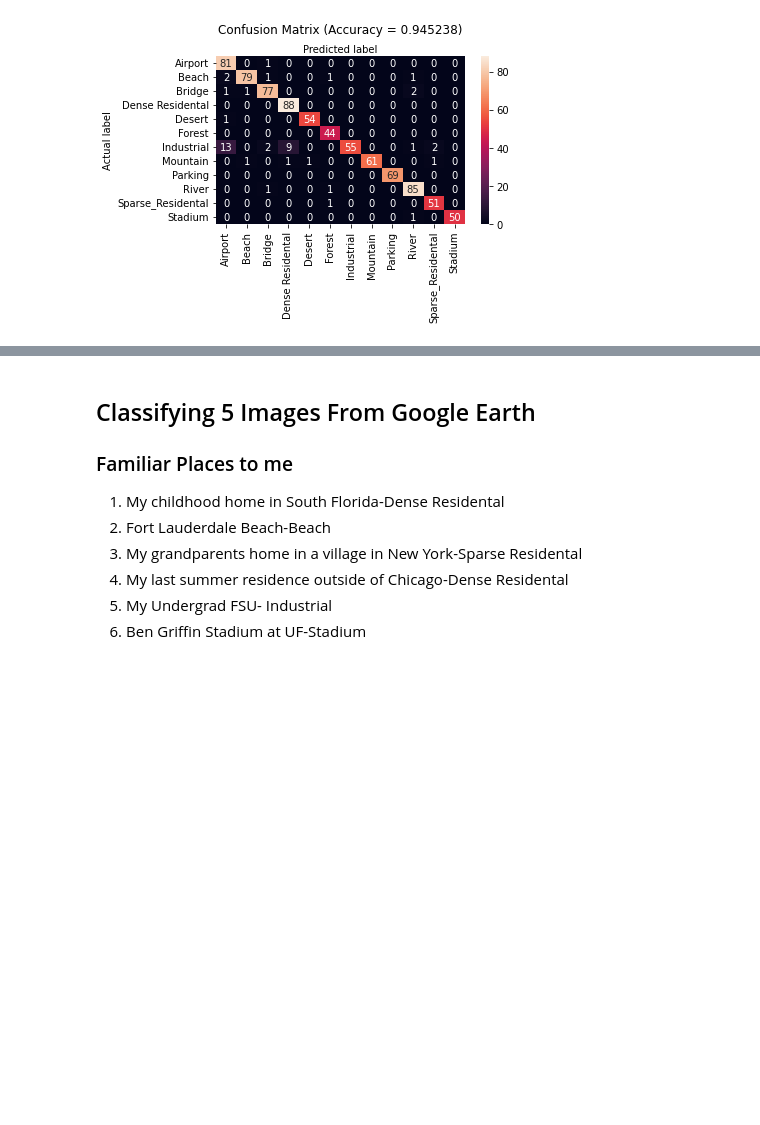
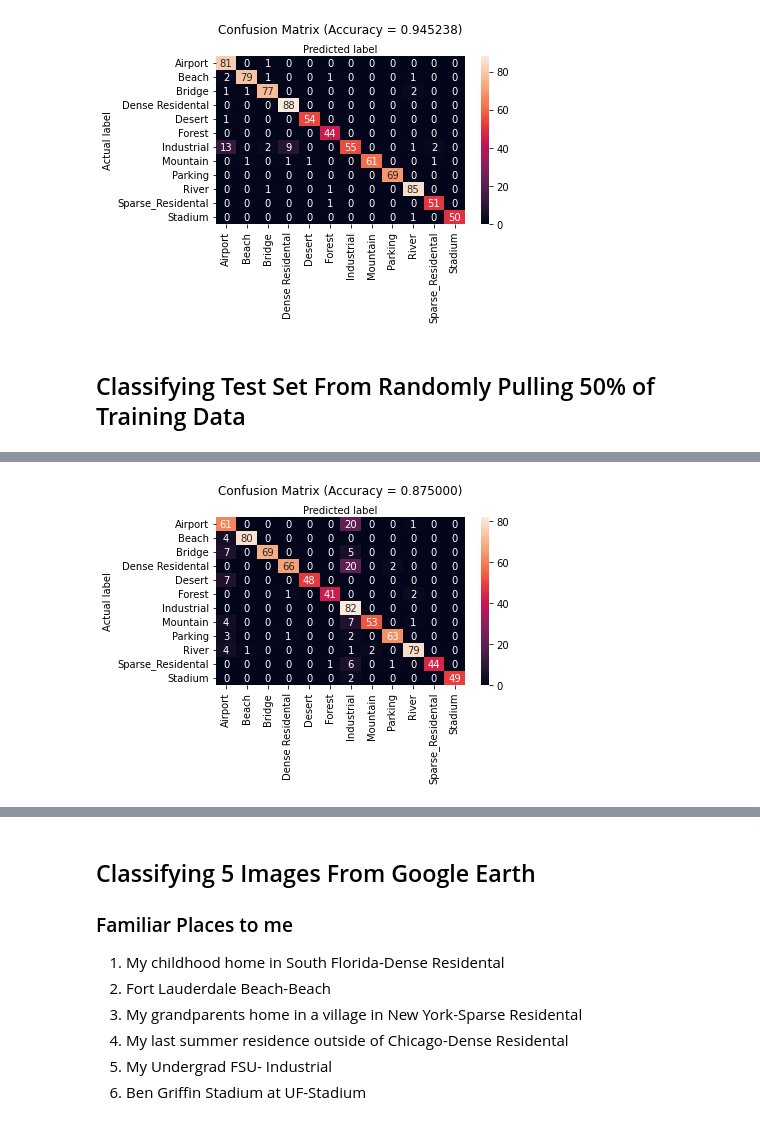
Before and after one commit to Michelle584/Final-Project-Pattern-Rec, a Jupyter notebook: Test.ipynb, the cells around one changed output, grey strips where cells are left out. Drawn from its saved outputs; the diff is of its cells as text; code cells hidden in the pictures; blank space fills up the shorter version.

```diff
--- a/Test.ipynb
+++ b/Test.ipynb
@@ -83,3 +83,8 @@ accuracy,y_classes=test(num_of_output_classes,X_test,t_test,model_name='vgg16_tr
 27/27 [==============================] - 29s 1s/step
 None
 [figure]
+# %% [markdown]
+## Classifying Test Set From Randomly Pulling 50% of Training Data
+# %%
+accuracy,y_classes=test(num_of_output_classes,X_test,t_test,model_name='vgg16_rand_pullout_50.hdf5',resized_pixel_size=100)
+# %% [output]
@@ -85,0 +94 @@ None
+[figure, added]
```
Also changed, not shown: parts of 7 cells of this notebook.
